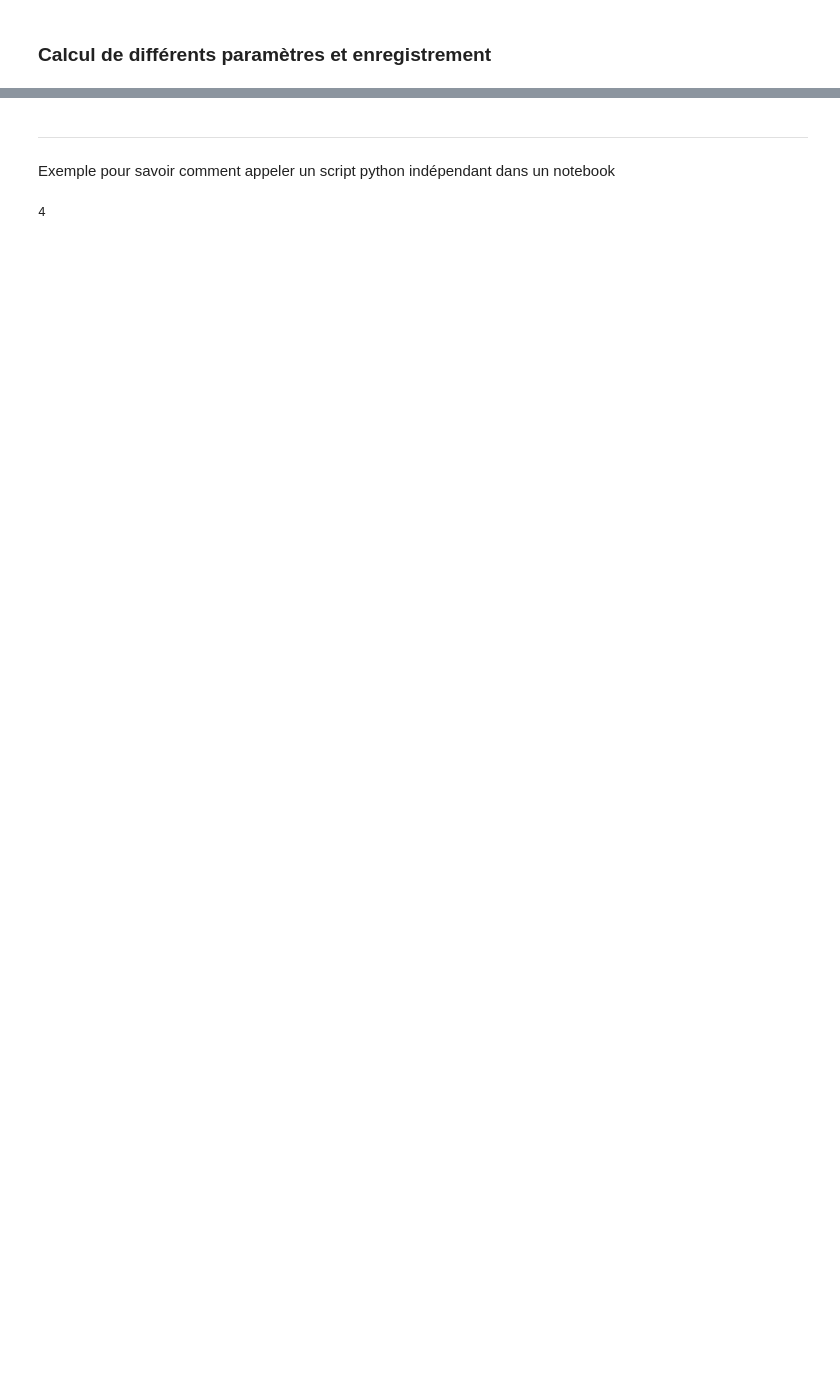
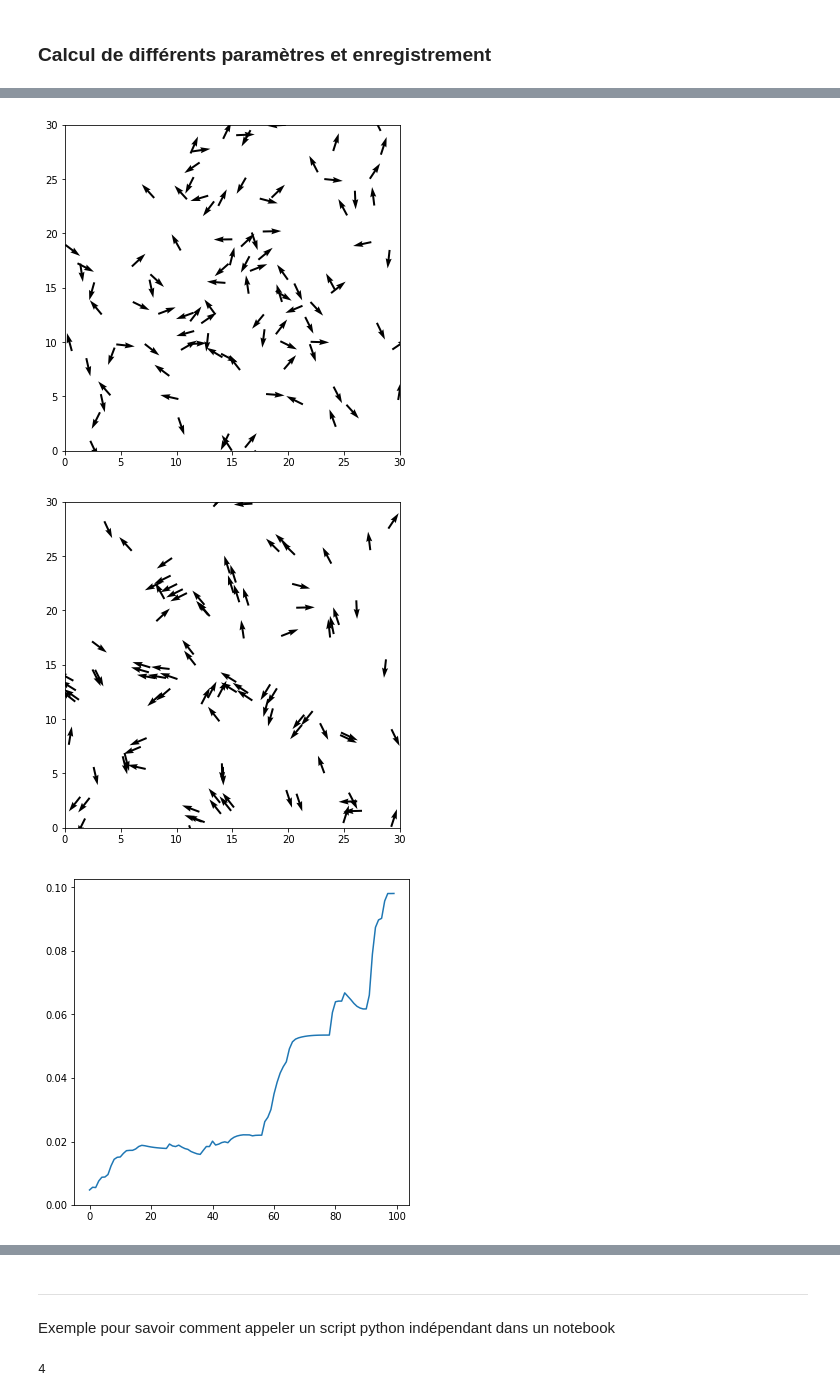
Before and after one commit to quentinlouis/PHY571---Birds, a Jupyter notebook: Quentin/PHY571 Project Quentin.ipynb, the cells around one changed output, grey strips where cells are left out. Cells and saved outputs as stored; diff of their text form; code cells hidden in the pictures; blank space fills up the shorter version.

```diff
--- a/Quentin/PHY571 Project Quentin.ipynb
+++ b/Quentin/PHY571 Project Quentin.ipynb
@@ -198,0 +180,19 @@ plt.show()
+# %%
+mean_speed = np.zeros((len(L), len(N), len(Eta), len(V)))
+std_speed = np.zeros((len(L), len(N), len(Eta), len(V)))
+
+for i in range(len(L)):
+    V_new = V*L[i]
+    for j in range (len(N)):
+        for k in range (len(Eta)):
+            for l in  range (len(V_new)):
+                lst = avg_speed[i, j, k, l]
+                lst = lst[10:]
+                mean_speed[i,j,k,l] = np.mean(lst)
+                std_speed[i,j,k,l] = np.std(lst)
+
+#np.savetxt("mean_speed.csv", mean_speed, delimiter=",")
+#np.savetxt("std_speed.csv", mean_speed, delimiter=",")
+
+print(mean_speed)
+print(std_speed)
@@ -198,0 +359,33 @@ plt.show()
+# %%
+L = 30
+N = 100
+eta = 0.00
+v = 0.03
+
+config = Configuration(L, N, eta, v)
+
+plt.figure(figsize=(6, 6))
+plt.quiver(config.pos[:,0], config.pos[:,1], np.cos(config.theta), np.sin(config.theta))
+plt.xlim(0, L)
+plt.ylim(0, L)
+
+avg_speed = np.zeros(100)
+for i in range(100):
+    move(config)
+    avg_speed[i] = config.get_avg_speed()
+    # plt.figure(figsize=(6,6))
+    # plt.quiver(config.x,config.y, np.cos(config.theta), np.sin(config.theta))
+
+plt.figure(figsize=(6, 6))
+plt.quiver(config.pos[:,0], config.pos[:,1], np.cos(config.theta), np.sin(config.theta))
+plt.xlim(0, L)
+plt.ylim(0, L)
+
+plt.figure(figsize=(6, 6))
+plt.plot([i for i in range(100)], avg_speed)
+
+plt.show()
+# %% [output]
+[figure, added]
+[figure, added]
+[figure, added]
```
Also changed, not shown: parts of 33 cells of this notebook, 5 other files.
